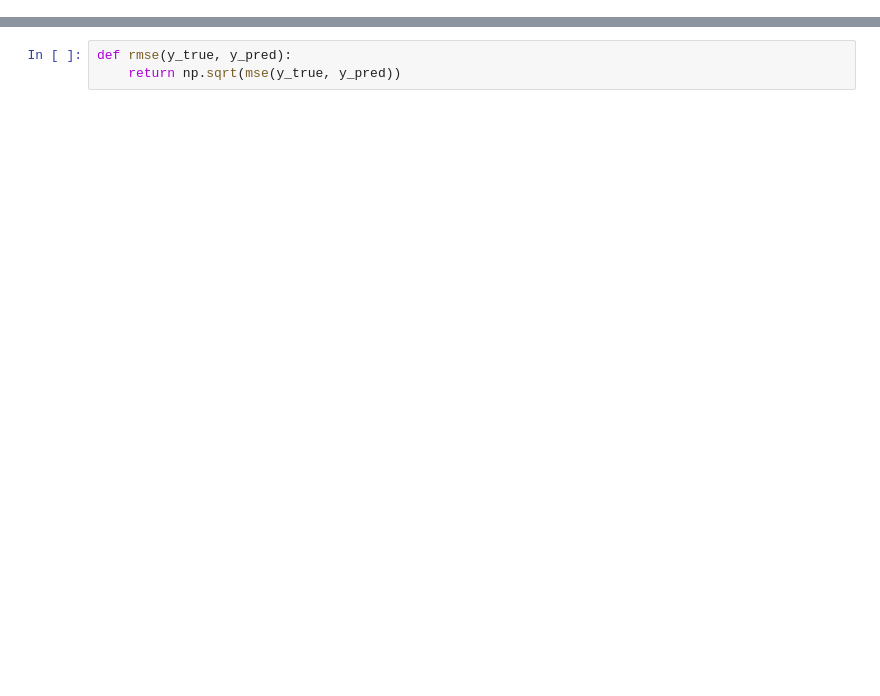
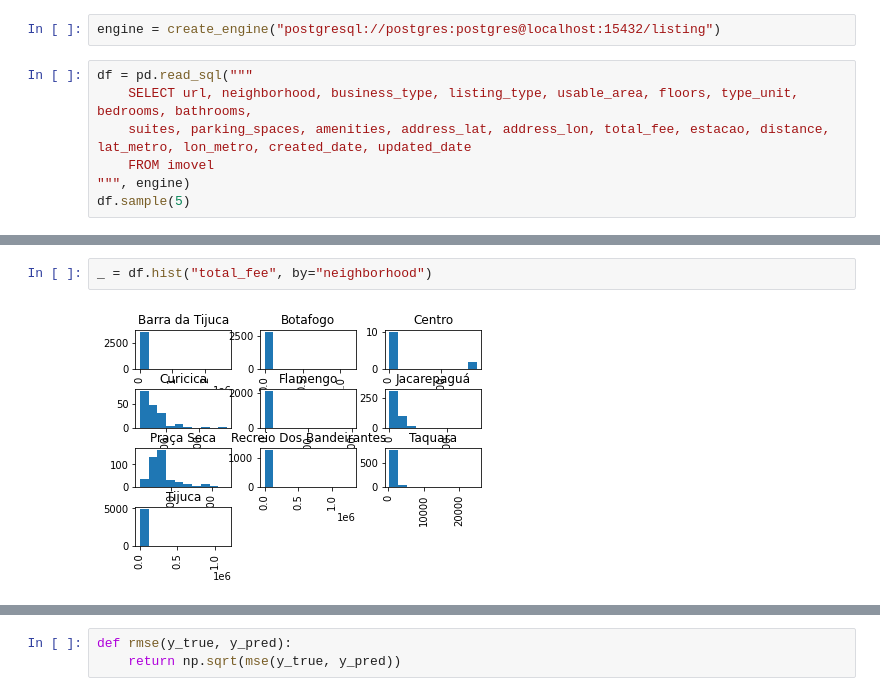
Before and after one commit to dobraga/get_listings, a Jupyter notebook: notebooks/1.Exploração.ipynb, the cells around one changed output, grey strips where cells are left out. Cells and saved outputs as stored; diff of their text form; blank space fills up the shorter version.

```diff
--- a/notebooks/1.Exploração.ipynb
+++ b/notebooks/1.Exploração.ipynb
@@ -0,0 +9,9 @@
+# %%
+engine = create_engine("postgresql://postgres:postgres@localhost:15432/listing")
+# %%
+df = pd.read_sql("""
+    SELECT url, neighborhood, business_type, listing_type, usable_area, floors, type_unit, bedrooms, bathrooms,
+    suites, parking_spaces, amenities, address_lat, address_lon, total_fee, estacao, distance, lat_metro, lon_metro, created_date, updated_date
+    FROM imovel
+""", engine)
+df.sample(5)
@@ -0,0 +110,4 @@
+# %%
+_ = df.hist("total_fee", by="neighborhood")
+# %% [output]
+[figure, added]
```
Also changed, not shown: parts of 67 cells of this notebook, 3 other files.
